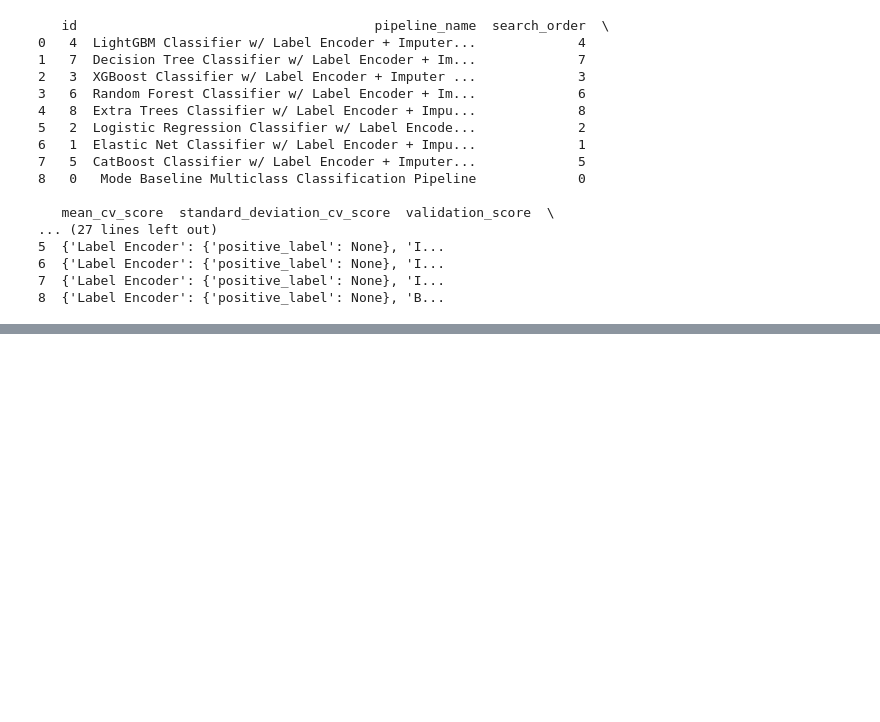
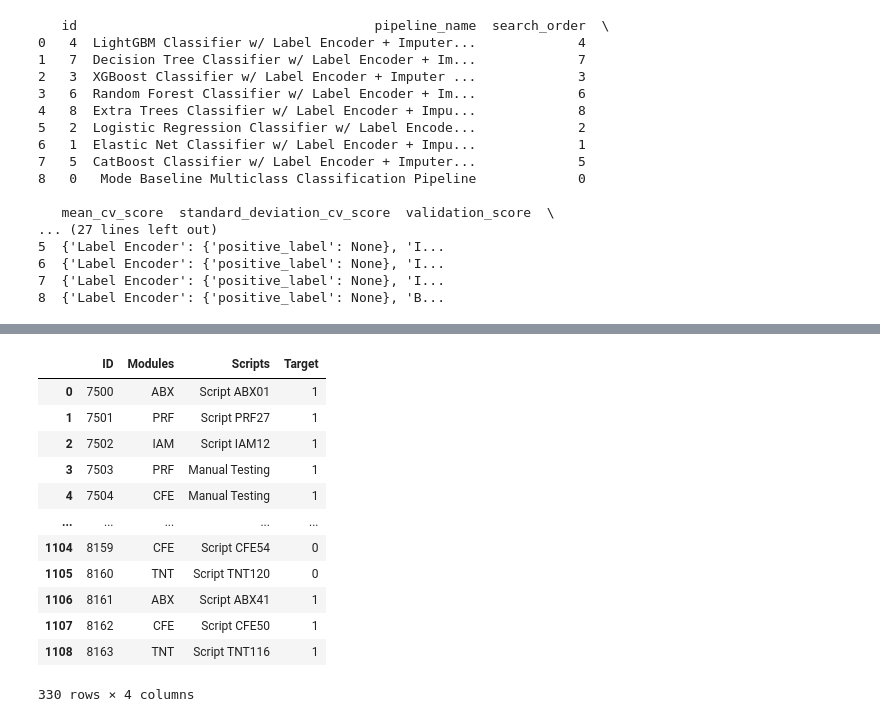
Before and after one commit to Sanjogmahe/smarttest, a Jupyter notebook: notebooks/smart_test_notebook.ipynb, the cells around one changed output, grey strips where cells are left out. Saved outputs shown, nothing was run; the diff lists cells and outputs as text; code cells hidden in the pictures; blank space fills up the shorter version.

Commit message:
new pred file logic

```diff
--- a/notebooks/smart_test_notebook.ipynb
+++ b/notebooks/smart_test_notebook.ipynb
@@ -189,0 +286,24 @@ Index(['ID', 'Test Case Title '], dtype='object')
+# %%
+
+# EvalMl code
+import evalml
+automl = evalml.automl.AutoMLSearch(X_train=X_train, y_train=y_train, problem_type='binary',verbose=True,
+                                    max_batches=1,
+                                    allowed_model_families=["XGBOOST"])
+automl.search()
+
+from evalml.model_understanding.graphs import confusion_matrix
+import pickle
+
+
+best_pipeline = automl.best_pipeline
+automl.describe_pipeline(automl.rankings.iloc[0]["id"])
+
+# scores = best_pipeline.score(X_holdout, y_holdout,  objectives=evalml.objectives.get_core_objectives('multiclass'))
+scores = best_pipeline.score(X_test, y_test,  objectives=evalml.objectives.get_core_objectives('binary'))
+
+
+print(f'Accuracy Binary: {scores["Accuracy Binary"]}')
+
+y_pred = best_pipeline.predict(X_test)
+print('Prdiction is',y_pred)
@@ -189,0 +346,3 @@ Index(['ID', 'Test Case Title '], dtype='object')
+# %%
+y_pred = best_pipeline.predict(X)
+print('Prdiction is',y_pred)
@@ -189,0 +362,27 @@ Index(['ID', 'Test Case Title '], dtype='object')
+# %%
+# dataset1 = pd.read_excel('TestData _MasterInput_0.4.xlsx')
+output = pd.DataFrame(y_pred)#,columns=['Target'])
+output.rename(columns={1:'Target'},inplace=True)
+# output = pd.concat([dataset1[dataset1.ID.isin(pd.DataFrame(X_test)[1])], output], axis=1)
+output = pd.concat([pd.DataFrame(X)[[1,7,9]],output], axis=1)
+
+# output = pd.concat([(pd.DataFrame(X_test)[1]), output], axis=1)
+output.dropna(inplace=True)
+output.drop_duplicates(subset=[1], inplace=True)
+output.rename(columns={1:'ID',7:"Modules",9:"Scripts",'Target':"Target"},inplace=True)
+# output.to_csv('output.csv')#,columns=['ID', 'Target'])
+output
+# %% [output]
+|  | ID | Modules | Scripts | Target |
+| 0 | 7500 | ABX | Script ABX01 | 1 |
+| 1 | 7501 | PRF | Script PRF27 | 1 |
+| 2 | 7502 | IAM | Script IAM12 | 1 |
+| 3 | 7503 | PRF | Manual Testing | 1 |
+| 4 | 7504 | CFE | Manual Testing | 1 |
+| ... | ... | ... | ... | ... |
+| 1104 | 8159 | CFE | Script CFE54 | 0 |
+| 1105 | 8160 | TNT | Script TNT120 | 0 |
+| 1106 | 8161 | ABX | Script ABX41 | 1 |
+| 1107 | 8162 | CFE | Script CFE50 | 1 |
+| 1108 | 8163 | TNT | Script TNT116 | 1 |
+330 rows × 4 columns
```
Also changed, not shown: parts of 27 cells of this notebook, 20 other files.
